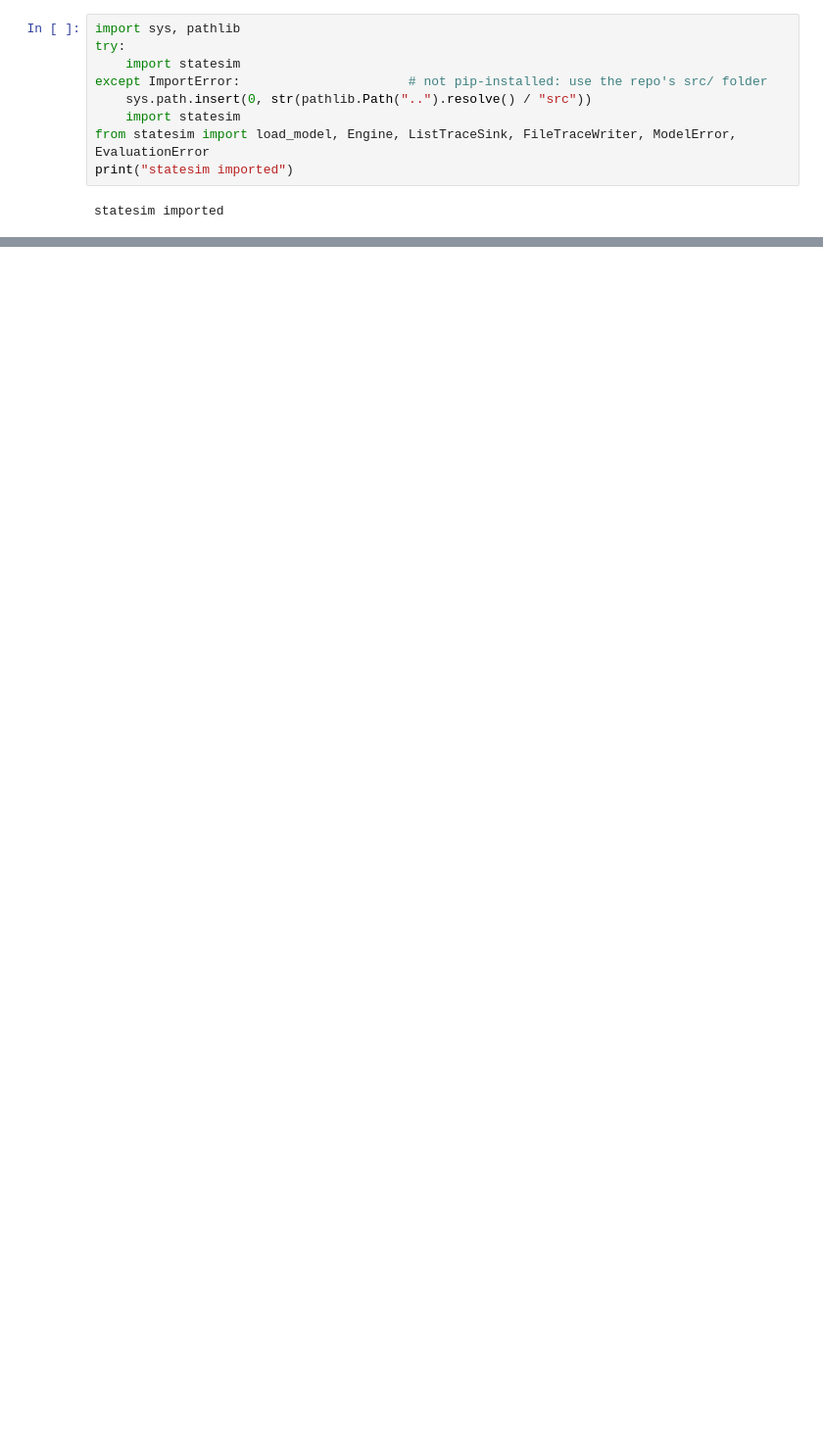
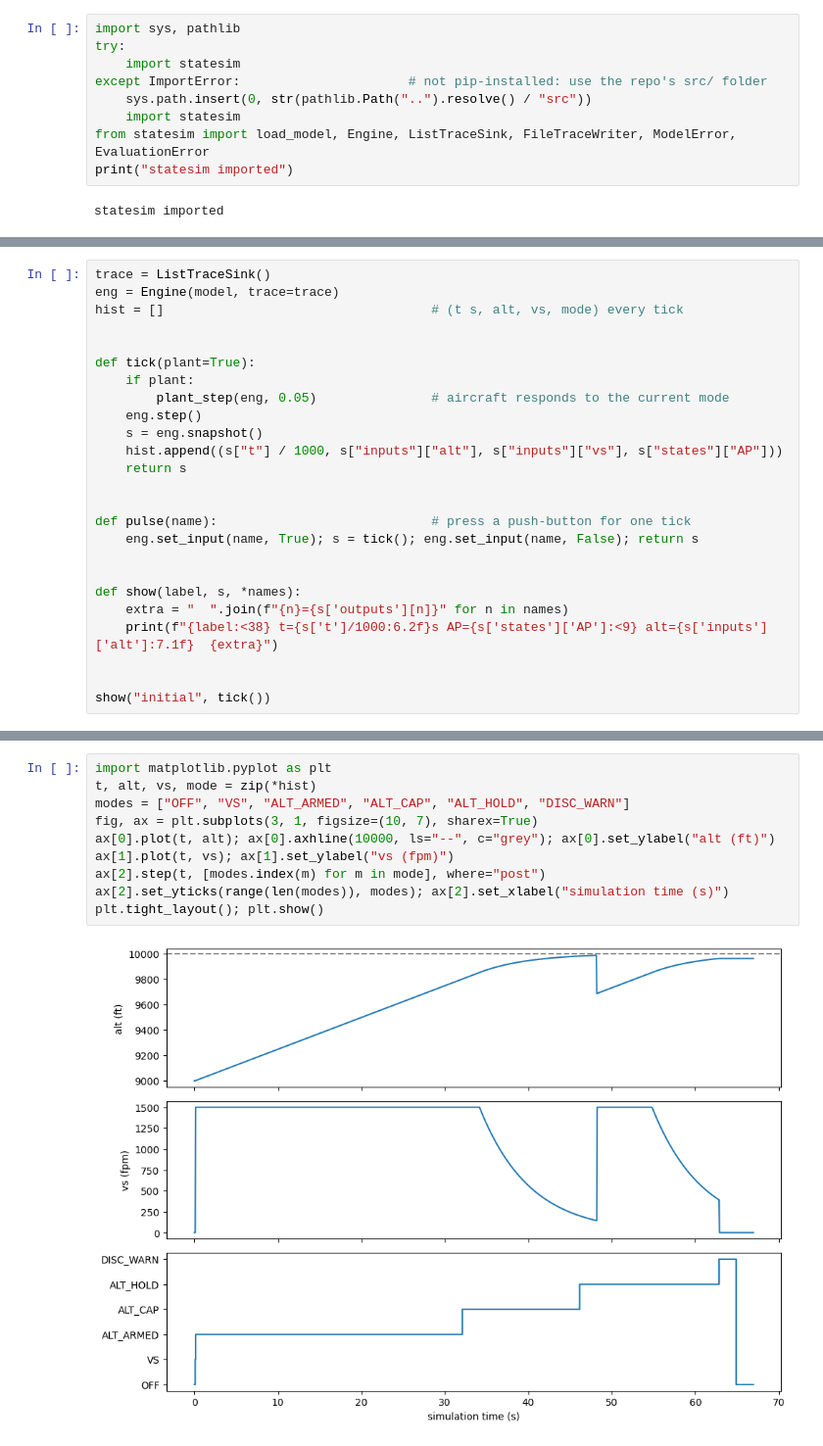
Before and after one commit to truffio/StateSim, a Jupyter notebook: notebooks/02_autopilot_state_machine.ipynb, the cells around one changed output, grey strips where cells are left out. Shown at 98% size. Drawn from its saved outputs; the diff is of its cells as text; blank space fills up the shorter version.

```diff
--- a/notebooks/02_autopilot_state_machine.ipynb
+++ b/notebooks/02_autopilot_state_machine.ipynb
@@ -91,0 +83,25 @@ tick=000008 t=350.000 | EQ | mon_no_cap True->False | AP='OFF', alt_cap=False
+# %%
+trace = ListTraceSink()
+eng = Engine(model, trace=trace)
+hist = []                                   # (t s, alt, vs, mode) every tick
+
+
+def tick(plant=True):
+    if plant:
+        plant_step(eng, 0.05)               # aircraft responds to the current mode
+    eng.step()
+    s = eng.snapshot()
+    hist.append((s["t"] / 1000, s["inputs"]["alt"], s["inputs"]["vs"], s["states"]["AP"]))
+    return s
+
+
+def pulse(name):                            # press a push-button for one tick
+    eng.set_input(name, True); s = tick(); eng.set_input(name, False); return s
+
+
+def show(label, s, *names):
+    extra = "  ".join(f"{n}={s['outputs'][n]}" for n in names)
+    print(f"{label:<38} t={s['t']/1000:6.2f}s AP={s['states']['AP']:<9} alt={s['inputs']['alt']:7.1f}  {extra}")
+
+
+show("initial", tick())
@@ -91,0 +167,12 @@ tick=000008 t=350.000 | EQ | mon_no_cap True->False | AP='OFF', alt_cap=False
+# %%
+import matplotlib.pyplot as plt
+t, alt, vs, mode = zip(*hist)
+modes = ["OFF", "VS", "ALT_ARMED", "ALT_CAP", "ALT_HOLD", "DISC_WARN"]
+fig, ax = plt.subplots(3, 1, figsize=(10, 7), sharex=True)
+ax[0].plot(t, alt); ax[0].axhline(10000, ls="--", c="grey"); ax[0].set_ylabel("alt (ft)")
+ax[1].plot(t, vs); ax[1].set_ylabel("vs (fpm)")
+ax[2].step(t, [modes.index(m) for m in mode], where="post")
+ax[2].set_yticks(range(len(modes)), modes); ax[2].set_xlabel("simulation time (s)")
+plt.tight_layout(); plt.show()
+# %% [output]
+[figure, added]
```
Also changed, not shown: parts of 29 cells of this notebook, 15 other files.
